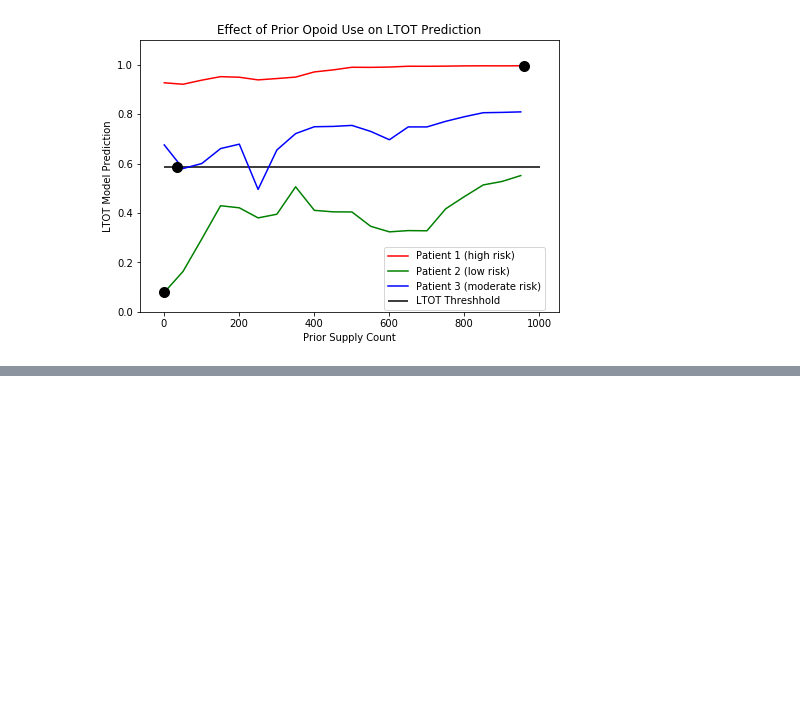
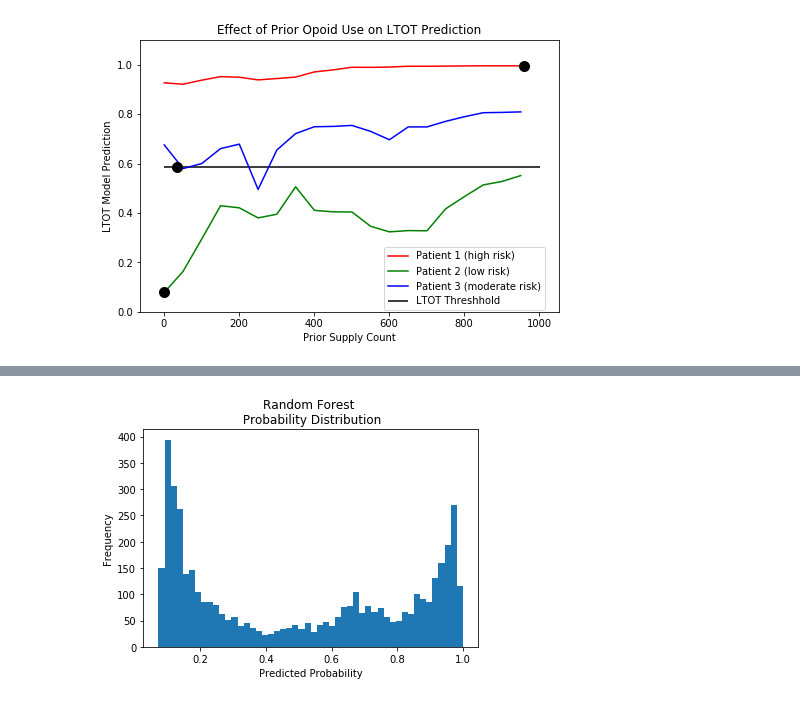
Before and after one commit to chenson2018/Humana-Mays-Competition, a Jupyter notebook: Final Model/Three Patients.ipynb, the cells around one changed output, grey strips where cells are left out. Cells and saved outputs as stored; diff of their text form; code cells hidden in the pictures; blank space fills up the shorter version.

```diff
--- a/Final Model/Three Patients.ipynb
+++ b/Final Model/Three Patients.ipynb
@@ -592,0 +593,7 @@ plt.show()
+# %%
+predictions['Random Forest'].plot(kind = 'hist', bins = 50)
+plt.title('Random Forest \n Probability Distribution')
+plt.xlabel('Predicted Probability')
+plt.savefig("rf.png", dpi=750)
+# %% [output]
+[figure, added]
```
Also changed, not shown: parts of 29 cells of this notebook, 13 other files.
